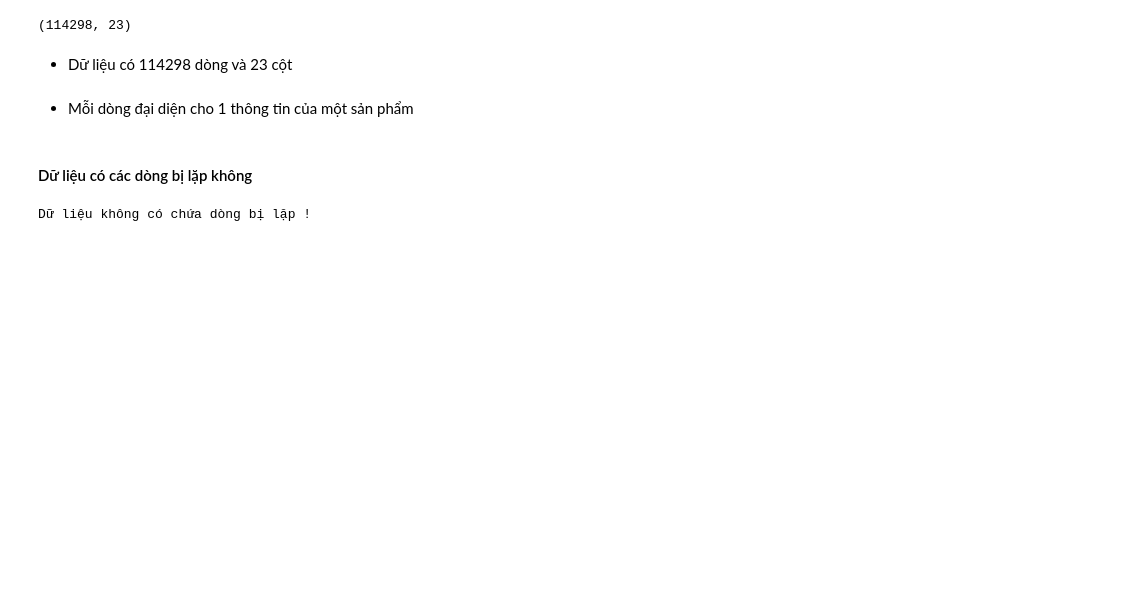
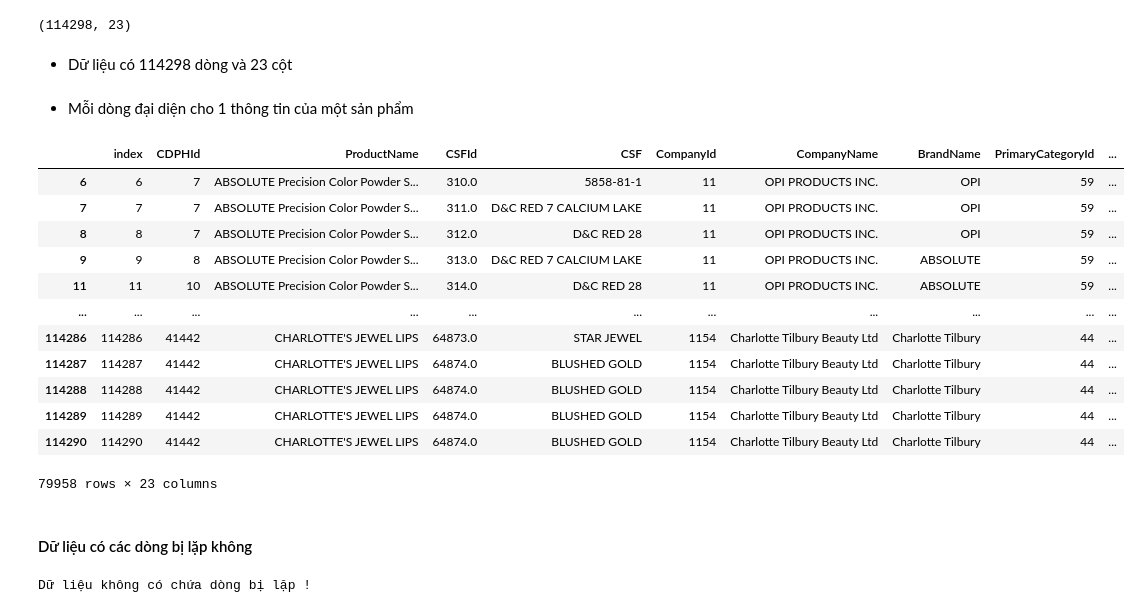
Before and after one commit to giaphupham/LT4KHDL-DATHCK, a Jupyter notebook: source/nhom15.ipynb, the cells around one changed output. Saved outputs shown, nothing was run; the diff lists cells and outputs as text; code cells hidden in the pictures; blank space fills up the shorter version.

```diff
--- a/TongHop.ipynb
+++ b/source/nhom15.ipynb
@@ -53,6 +53,23 @@ df.shape
 - Dữ liệu có 114298 dòng và 23 cột
 # %% [markdown]
 - Mỗi dòng đại diện cho 1 thông tin của một sản phẩm
+# %%
+tmp = df.copy()
+tmp.dropna(axis=0,subset=['CSF'])
+# %% [output]
+|  | index | CDPHId | ProductName | CSFId | CSF | CompanyId | CompanyName | BrandName | PrimaryCategoryId | ... |
+| 6 | 6 | 7 | ABSOLUTE Precision Color Powder S... | 310.0 | 5858-81-1 | 11 | OPI PRODUCTS INC. | OPI | 59 | ... |
+| 7 | 7 | 7 | ABSOLUTE Precision Color Powder S... | 311.0 | D&C RED 7 CALCIUM LAKE | 11 | OPI PRODUCTS INC. | OPI | 59 | ... |
+| 8 | 8 | 7 | ABSOLUTE Precision Color Powder S... | 312.0 | D&C RED 28 | 11 | OPI PRODUCTS INC. | OPI | 59 | ... |
+| 9 | 9 | 8 | ABSOLUTE Precision Color Powder S... | 313.0 | D&C RED 7 CALCIUM LAKE | 11 | OPI PRODUCTS INC. | ABSOLUTE | 59 | ... |
+| 11 | 11 | 10 | ABSOLUTE Precision Color Powder S... | 314.0 | D&C RED 28 | 11 | OPI PRODUCTS INC. | ABSOLUTE | 59 | ... |
+| ... | ... | ... | ... | ... | ... | ... | ... | ... | ... | ... |
+| 114286 | 114286 | 41442 | CHARLOTTE'S JEWEL LIPS | 64873.0 | STAR JEWEL | 1154 | Charlotte Tilbury Beauty Ltd | Charlotte Tilbury | 44 | ... |
+| 114287 | 114287 | 41442 | CHARLOTTE'S JEWEL LIPS | 64874.0 | BLUSHED GOLD | 1154 | Charlotte Tilbury Beauty Ltd | Charlotte Tilbury | 44 | ... |
+| 114288 | 114288 | 41442 | CHARLOTTE'S JEWEL LIPS | 64874.0 | BLUSHED GOLD | 1154 | Charlotte Tilbury Beauty Ltd | Charlotte Tilbury | 44 | ... |
+| 114289 | 114289 | 41442 | CHARLOTTE'S JEWEL LIPS | 64874.0 | BLUSHED GOLD | 1154 | Charlotte Tilbury Beauty Ltd | Charlotte Tilbury | 44 | ... |
+| 114290 | 114290 | 41442 | CHARLOTTE'S JEWEL LIPS | 64874.0 | BLUSHED GOLD | 1154 | Charlotte Tilbury Beauty Ltd | Charlotte Tilbury | 44 | ... |
+79958 rows × 23 columns
 # %% [markdown]
 <h4> Dữ liệu có các dòng bị lặp không
 # %%
```
Also changed, not shown: parts of 30 cells of this notebook, 2 other files.
